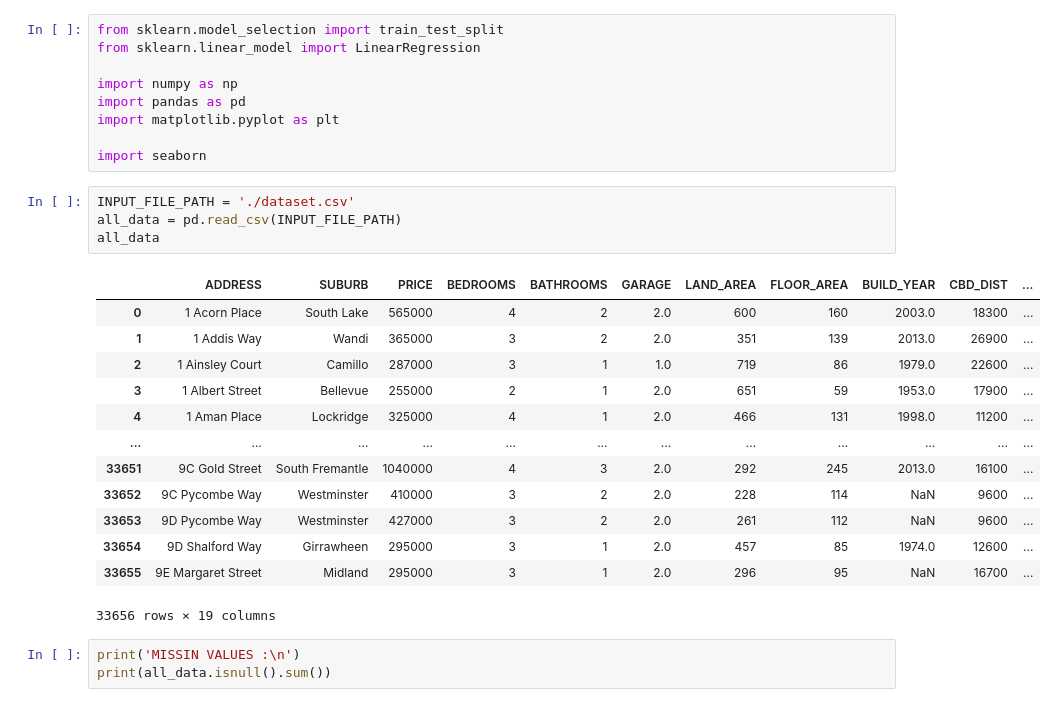
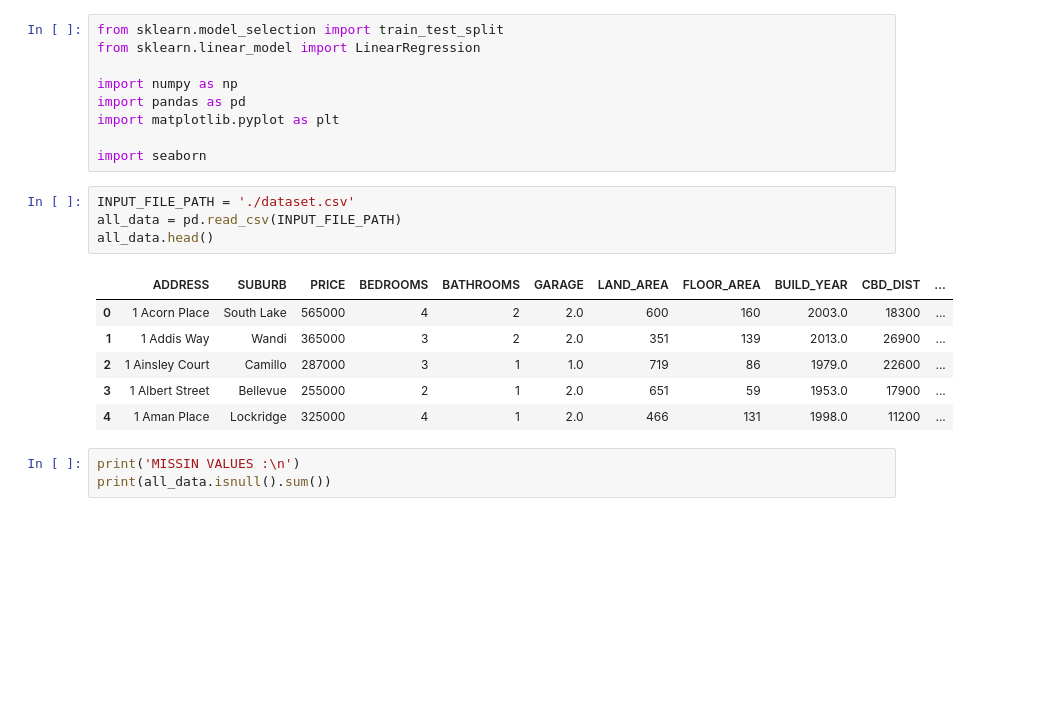
Before and after one commit to Top-AI-team/house-price-prediction, a Jupyter notebook: perth_try.ipynb, the cells around one changed output. Drawn from its saved outputs; the diff is of its cells as text; blank space fills up the shorter version.

```diff
--- a/perth_try.ipynb
+++ b/perth_try.ipynb
@@ -10,21 +10,14 @@ import seaborn
 # %%
 INPUT_FILE_PATH = './dataset.csv'
 all_data = pd.read_csv(INPUT_FILE_PATH)
-all_data
+all_data.head()
 # %% [output]
 |  | ADDRESS | SUBURB | PRICE | BEDROOMS | BATHROOMS | GARAGE | LAND_AREA | FLOOR_AREA | BUILD_YEAR | CBD_DIST | ... |
 | 0 | 1 Acorn Place | South Lake | 565000 | 4 | 2 | 2.0 | 600 | 160 | 2003.0 | 18300 | ... |
 | 1 | 1 Addis Way | Wandi | 365000 | 3 | 2 | 2.0 | 351 | 139 | 2013.0 | 26900 | ... |
 | 2 | 1 Ainsley Court | Camillo | 287000 | 3 | 1 | 1.0 | 719 | 86 | 1979.0 | 22600 | ... |
 | 3 | 1 Albert Street | Bellevue | 255000 | 2 | 1 | 2.0 | 651 | 59 | 1953.0 | 17900 | ... |
 | 4 | 1 Aman Place | Lockridge | 325000 | 4 | 1 | 2.0 | 466 | 131 | 1998.0 | 11200 | ... |
-| ... | ... | ... | ... | ... | ... | ... | ... | ... | ... | ... | ... |
-| 33651 | 9C Gold Street | South Fremantle | 1040000 | 4 | 3 | 2.0 | 292 | 245 | 2013.0 | 16100 | ... |
-| 33652 | 9C Pycombe Way | Westminster | 410000 | 3 | 2 | 2.0 | 228 | 114 | NaN | 9600 | ... |
-| 33653 | 9D Pycombe Way | Westminster | 427000 | 3 | 2 | 2.0 | 261 | 112 | NaN | 9600 | ... |
-| 33654 | 9D Shalford Way | Girrawheen | 295000 | 3 | 1 | 2.0 | 457 | 85 | 1974.0 | 12600 | ... |
-| 33655 | 9E Margaret Street | Midland | 295000 | 3 | 1 | 2.0 | 296 | 95 | NaN | 16700 | ... |
-33656 rows × 19 columns
 # %%
 print('MISSIN VALUES :\n')
 print(all_data.isnull().sum())
```
Also changed, not shown: parts of 7 cells of this notebook.
